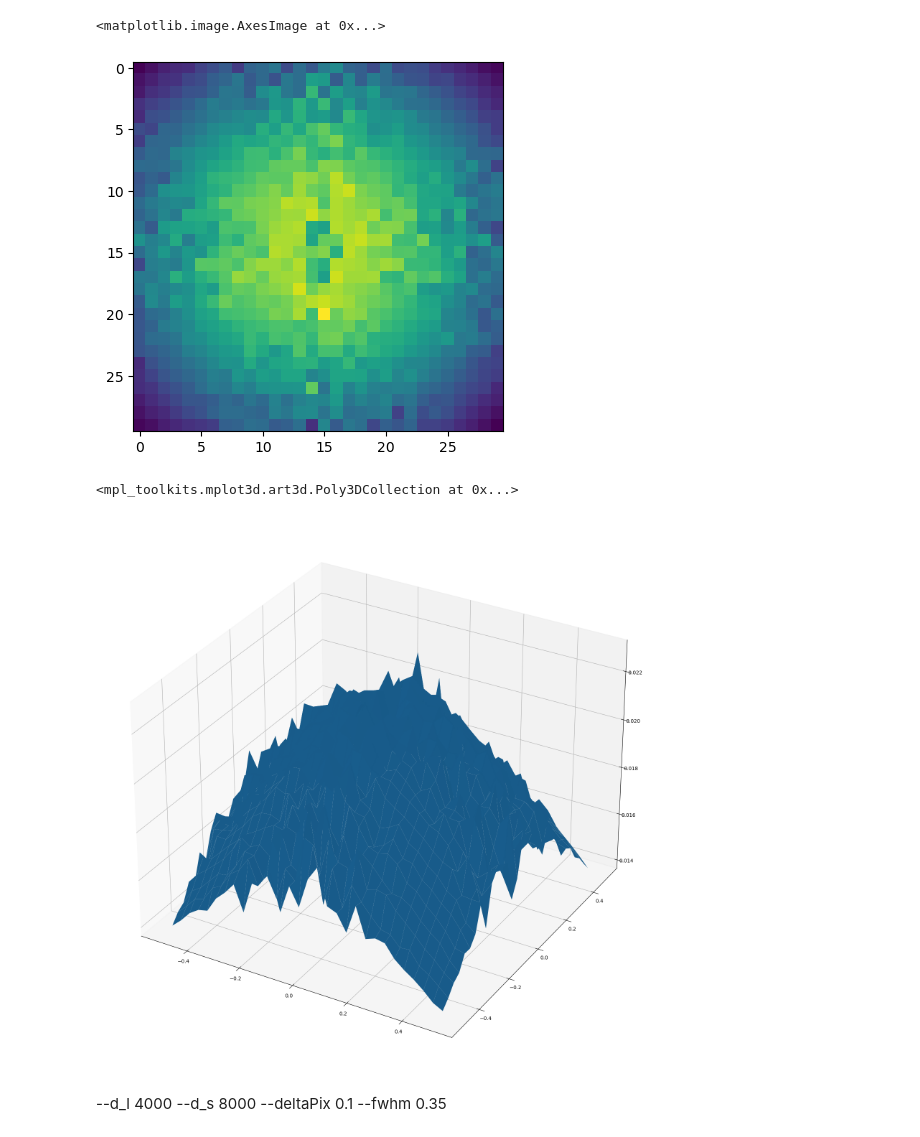
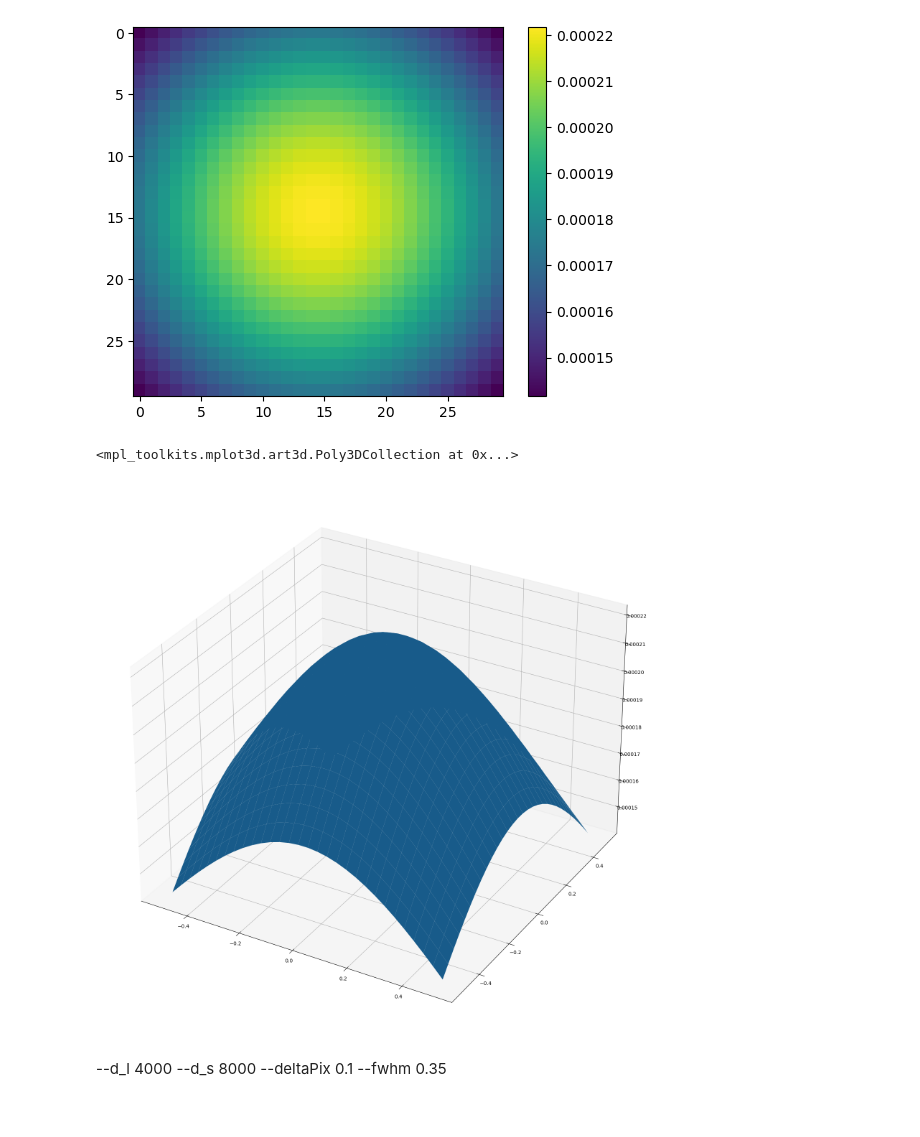
Before and after one commit to MeloDi-23/lenstronomy-image-mock, a Jupyter notebook: plot_e.ipynb, the cells around one changed output. Drawn from its saved outputs; the diff is of its cells as text; code cells hidden in the pictures.

```diff
--- a/plot_e.ipynb
+++ b/plot_e.ipynb
@@ -3,24 +3,25 @@ import numpy as np
 import matplotlib.pyplot as plt
 # %%
 # e = np.loadtxt('e/e_galsim_deltaPix=0.20.txt')
-e = np.loadtxt('e/high_res_test')
+e = np.loadtxt('e/high_res')
 # e = np.loadtxt('e/t')
 theta_E = 0.42            # unit: arcsec
 num_pix = 30
 num = 30
 x = y = np.linspace(-theta_E*1.2, theta_E*1.2, num)
 xx, yy = np.meshgrid(x, y)
 plt.imshow(e)
+plt.colorbar()
+plt.savefig('./test')
 # %% [output]
-<matplotlib.image.AxesImage at 0x...>
-[figure, old version]
+[figure, new version]
 # %%
 fig = plt.figure(figsize=(20,20))
 ax = fig.add_subplot(111, projection='3d')
 ax.plot_surface(xx, yy, e)
 # %% [output]
 <mpl_toolkits.mplot3d.art3d.Poly3DCollection at 0x...>
-[figure, old version]
+[figure, new version]
 # %% [markdown]
  --d_l 4000 --d_s 8000 --deltaPix 0.1 --fwhm 0.35
 # %%
```
Also changed, not shown: 4 other files.
